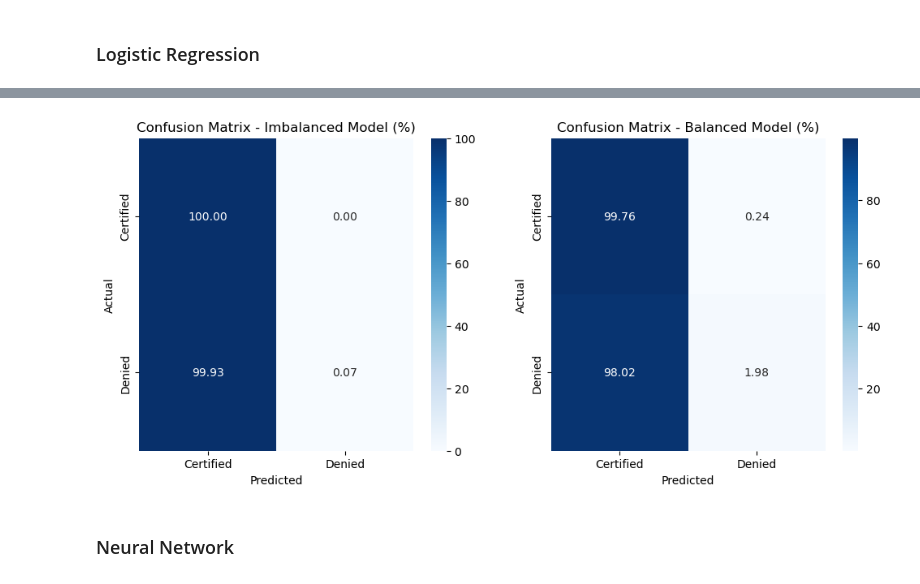
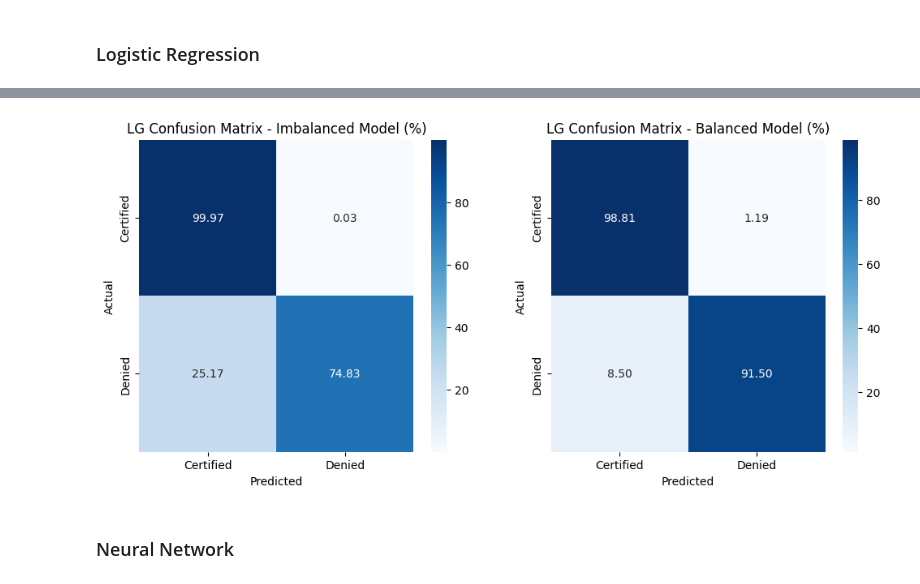
Before and after one commit to chm011/Capstone, a Jupyter notebook: 02_Data_Models - Compiled .ipynb, the cells around one changed output, grey strips where cells are left out. Saved outputs shown, nothing was run; the diff lists cells and outputs as text; code cells hidden in the pictures.

```diff
--- a/02_Data_Models - Compiled .ipynb
+++ b/02_Data_Models - Compiled .ipynb
@@ -244,9 +245,11 @@ cat_columns = [
     'RECEIVED_DATE'
     ]
 
+#prevent categories from mismatching
+label_encoder= {}
 for col in cat_columns:
-    label_encoder = LabelEncoder()
-    selectdf_filtered[col] = label_encoder.fit_transform(selectdf_filtered[col])
+    label_encoder[col] = LabelEncoder()
+    selectdf_filtered[col] = label_encoder[col].fit_transform(selectdf_filtered[col])
 # %%
 print(selectdf_filtered.CASE_STATUS.value_counts())
 print(selectdf_filtered.info())
@@ -326,22 +324,8 @@ weighted avg       0.99      0.99      0.99    695959
 
 #Balance the dataset using SMOTE
 smote = SMOTE(random_state=42)
-X_train_smote, y_train_smote = smote.fit_resample(X_train_scaled, y_train_scaled)
+X_train_smote, y_train_smote = smote.fit_resample(X_train, y_train)
+
 #scale again to ensure it can converge
 X_train_smote_scaled = scaler.fit_transform(X_train_smote)
-X_test_scaled = scaler.transform(X_test_scaled)
-
-#Setting up model with balanced
-lg = LogisticRegression(max_iter=1000, solver='newton-cg', class_weight='balanced')
-lg.fit(X_train_smote_scaled, y_train_smote)
-
-# Predictions
-lg_y_pred = lg_imbalanced.predict(X_test_scaled)
-
-# Evaluate the model
-lg_accuracy = accuracy_score(y_test_scaled, lg_y_pred)
-lg_report = classification_report(y_test_scaled, lg_y_pred)
-
-
-print("Accuracy of Logistic Regression(balanced):", lg_accuracy)
-print(lg_report)
+X_test_scaled = scaler.transform(X_test)
@@ -357,0 +332,15 @@ weighted avg       0.99      0.99      0.99    695959
+# %%
+#Setting up model with balanced
+lg = LogisticRegression(max_iter=1000, solver='newton-cg')
+lg.fit(X_train_smote_scaled, y_train_smote)
+
+# Predictions
+lg_y_pred = lg.predict(X_test_scaled)
+
+# Evaluate the model
+lg_accuracy = accuracy_score(y_test, lg_y_pred)
+lg_report = classification_report(y_test, lg_y_pred)
+
+
+print("Accuracy of Logistic Regression(balanced):", lg_accuracy)
+print(lg_report)
@@ -358,20 +357,20 @@ weighted avg       0.99      0.99      0.99    695959
 # %%
 #compute confusion matrix and plot
 def plot_confusion_matrix(y_true, y_pred, title, ax):
     cm = confusion_matrix(y_true, y_pred)
     cm_percentage = cm.astype('float') / cm.sum(axis=1)[:, np.newaxis] * 100
     sns.heatmap(cm_percentage, annot=True, fmt='.2f', cmap='Blues', ax=ax, xticklabels=['Certified', 'Denied'], yticklabels=['Certified', 'Denied'])
     ax.set_title(title)
     ax.set_xlabel('Predicted')
     ax.set_ylabel('Actual')
 
 
 fig, axes = plt.subplots(1, 2, figsize=(12, 5))
-plot_confusion_matrix(y_test_scaled, lg_imbalanced_y_pred, 'Confusion Matrix - Imbalanced Model (%)', axes[0])
-plot_confusion_matrix(y_test_scaled, lg_y_pred, 'Confusion Matrix - Balanced Model (%)', axes[1])
+plot_confusion_matrix(y_test, lg_imbalanced_y_pred, 'LG Confusion Matrix - Imbalanced Model (%)', axes[0])
+plot_confusion_matrix(y_test, lg_y_pred, 'LG Confusion Matrix - Balanced Model (%)', axes[1])
 plt.show()
 # %% [output]
-[figure, old version]
+[figure, new version]
 # %% [markdown]
 ### Neural Network
 # %%
```
Also changed, not shown: parts of 22 cells of this notebook.
